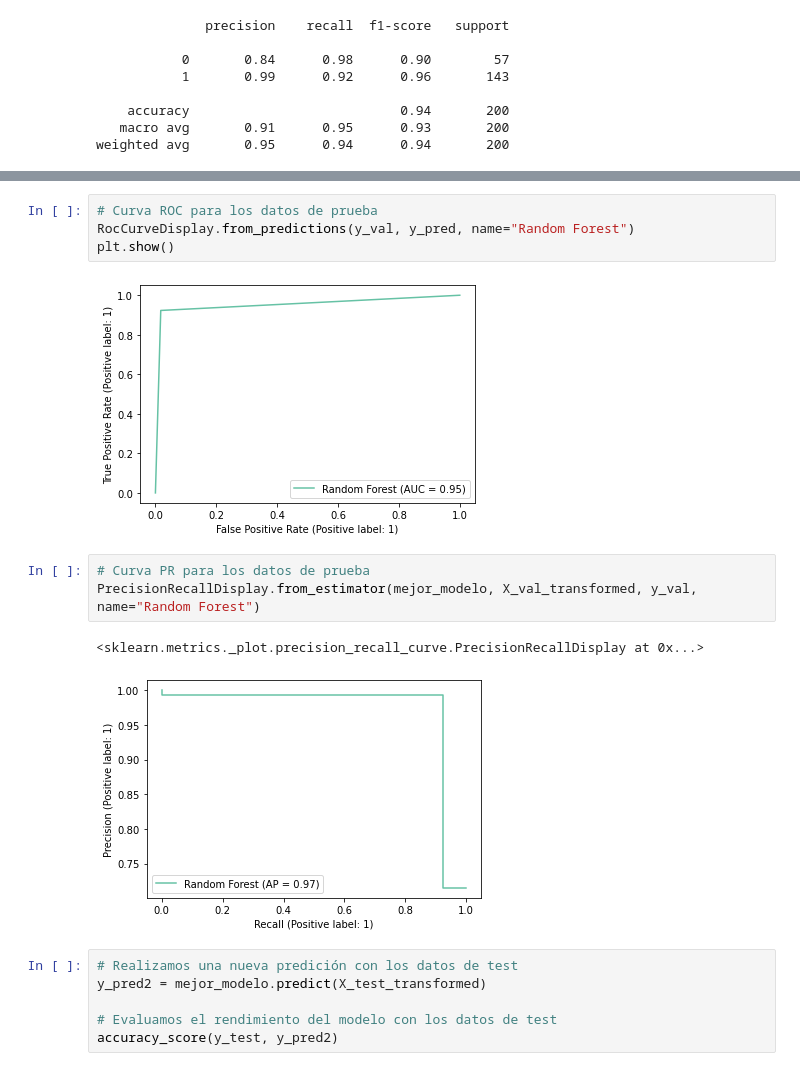
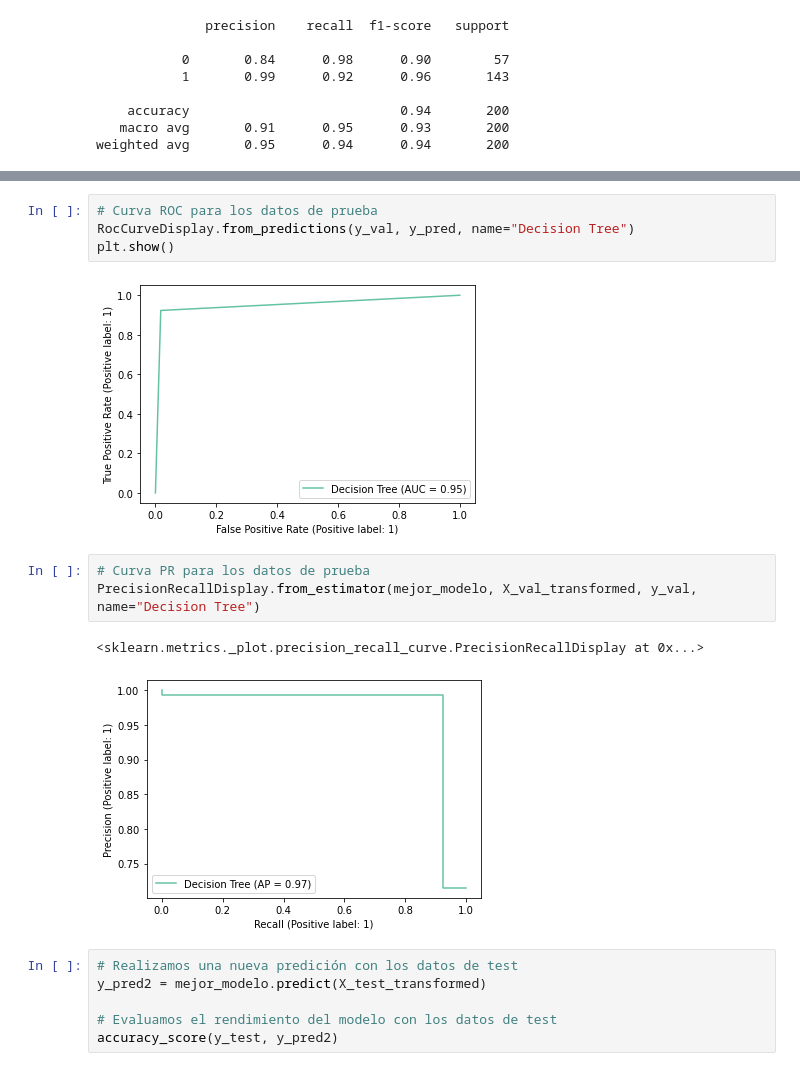
Before and after one commit to Lizzy-Mejia/Asteroseismology_Prediction, a Jupyter notebook: Asteroseismology_Prediction.ipynb, the cells around one changed output, grey strips where cells are left out. Drawn from its saved outputs; the diff is of its cells as text.

```diff
--- a/Asteroseismology_Prediction.ipynb
+++ b/Asteroseismology_Prediction.ipynb
@@ -611,15 +613,15 @@ El 92% de las veces una combustión de helio se clasificada como tal y el 98% de
 # %%
 # Curva ROC para los datos de prueba
-RocCurveDisplay.from_predictions(y_val, y_pred, name="Random Forest")
+RocCurveDisplay.from_predictions(y_val, y_pred, name="Decision Tree")
 plt.show()
 # %% [output]
-[figure, old version]
+[figure, new version]
 # %%
 # Curva PR para los datos de prueba
-PrecisionRecallDisplay.from_estimator(mejor_modelo, X_val_transformed, y_val, name="Random Forest")
+PrecisionRecallDisplay.from_estimator(mejor_modelo, X_val_transformed, y_val, name="Decision Tree")
 # %% [output]
 <sklearn.metrics._plot.precision_recall_curve.PrecisionRecallDisplay at 0x...>
-[figure, old version]
+[figure, new version]
 # %%
 # Realizamos una nueva predición con los datos de test
 y_pred2 = mejor_modelo.predict(X_test_transformed)
```
Also changed, not shown: parts of 8 cells of this notebook.
